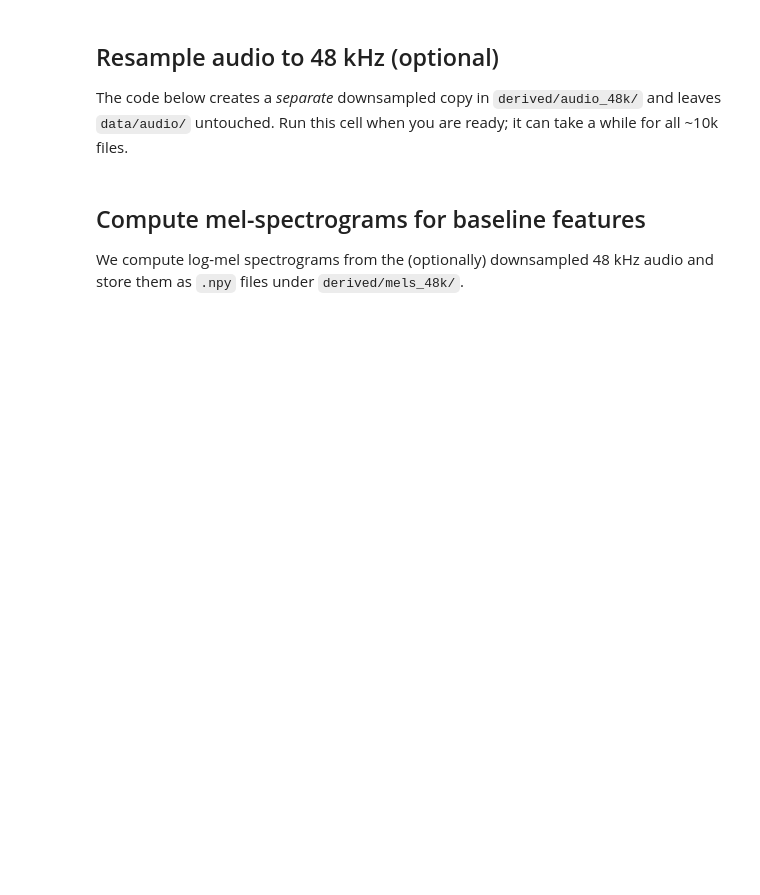
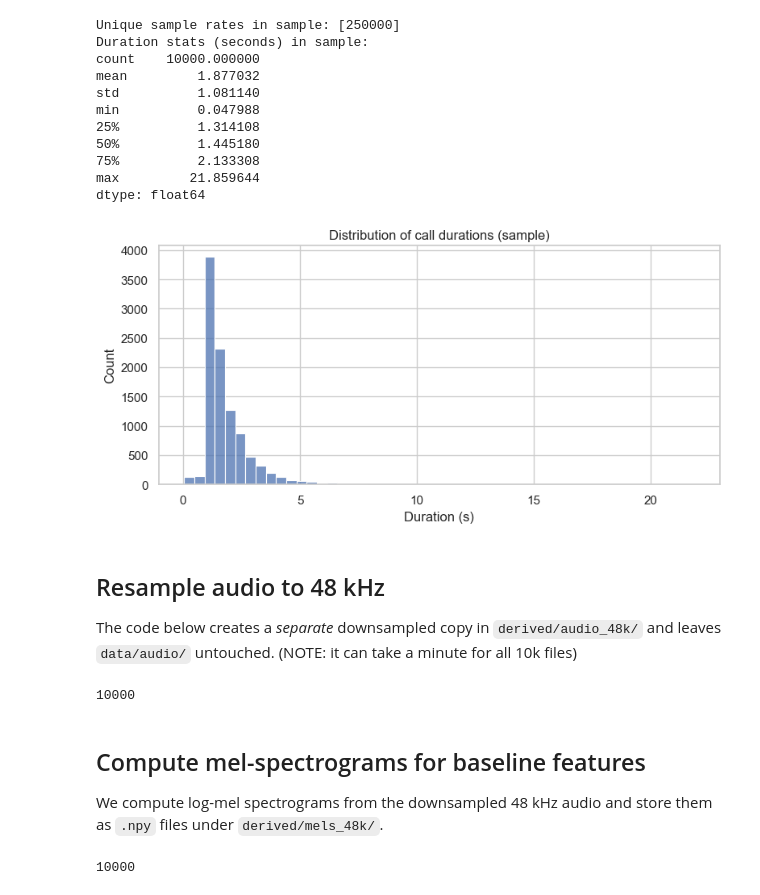
Before and after one commit to mahika-c/bat-llm, a Jupyter notebook: starter_code/04_EDA_and_Baseline_Features.ipynb, the cells around one changed output. Cells and saved outputs as stored; diff of their text form; code cells hidden in the pictures; blank space fills up the shorter version.

```diff
--- a/starter_code/04_EDA_and_Baseline_Features.ipynb
+++ b/starter_code/04_EDA_and_Baseline_Features.ipynb
@@ -18,7 +18,7 @@ import soundfile as sf
 
 sns.set_theme(context="notebook", style="whitegrid")
 
-ROOT = Path(__file__).resolve().parent  # this notebook's directory
+ROOT = Path.cwd().resolve()  # launched kernel in starter_code/
 DATA_DIR = ROOT / "data"
 DERIVED_DIR = ROOT / "derived"
 AUDIO_DIR = DATA_DIR / "audio"
@@ -28,3 +28,6 @@ DERIVED_MELS_48K = DERIVED_DIR / "mels_48k"
 DERIVED_DIR.mkdir(exist_ok=True)
 DERIVED_AUDIO_48K.mkdir(exist_ok=True, parents=True)
 DERIVED_MELS_48K.mkdir(exist_ok=True, parents=True)
+
+# should be starter_code/
+print("ROOT:", ROOT)
@@ -68,39 +89,51 @@ if 'Context' in ann.columns:
 # %%
-# Inspect audio durations (using a sample to keep it fast)
+# Inspect audio durations
 from typing import Tuple
 
 def get_duration_and_sr(path: Path) -> Tuple[float, int]:
     y, sr = librosa.load(path, sr=None)  # keep native 250 kHz
     return float(len(y)) / float(sr), int(sr)
 
-sample_n = 256  # change to None or larger to scan more files
+sample_n = None  # None for all files, or smaller/larger to scan N files
 paths = [AUDIO_DIR / fn for fn in ann_small['File Name'][:sample_n]]
 
 durations = []
 srs = []
 for p in paths:
     if not p.exists():
         continue
     d, sr = get_duration_and_sr(p)
     durations.append(d)
     srs.append(sr)
 
 print("Unique sample rates in sample:", sorted(set(srs)))
 print("Duration stats (seconds) in sample:")
 print(pd.Series(durations).describe())
 
 plt.figure(figsize=(8, 4))
 sns.histplot(durations, bins=50, kde=False)
 plt.xlabel('Duration (s)')
 plt.ylabel('Count')
 plt.title('Distribution of call durations (sample)')
 plt.tight_layout()
 plt.show()
+# %% [output]
+Unique sample rates in sample: [250000]
+Duration stats (seconds) in sample:
+count    10000.000000
+mean         1.877032
+std          1.081140
+min          0.047988
+25%          1.314108
+50%          1.445180
+75%          2.133308
+max         21.859644
+dtype: float64
+[figure, added]
 # %% [markdown]
-## Resample audio to 48 kHz (optional)
+## Resample audio to 48 kHz
 
-The code below creates a *separate* downsampled copy in `derived/audio_48k/` and leaves `data/audio/` untouched.
-Run this cell when you are ready; it can take a while for all ~10k files.
+The code below creates a *separate* downsampled copy in `derived/audio_48k/` and leaves `data/audio/` untouched. (NOTE: it can take a minute for all 10k files)
 # %%
 TARGET_SR = 48_000
 
@@ -122,10 +155,12 @@ for fn in ann_small['File Name']:
     resample_file(src, dst)
 
 len(list(DERIVED_AUDIO_48K.glob('*.wav')))
+# %% [output]
+10000
 # %% [markdown]
 ## Compute mel-spectrograms for baseline features
 
-We compute log-mel spectrograms from the (optionally) downsampled 48 kHz audio and store them as `.npy` files under `derived/mels_48k/`.
+We compute log-mel spectrograms from the downsampled 48 kHz audio and store them as `.npy` files under `derived/mels_48k/`.
 # %%
 N_MELS = 80
 HOP_LENGTH = 512
@@ -150,4 +185,6 @@ for fn in ann_small['File Name']:
     np.save(out_path, mel)
 
 len(list(DERIVED_MELS_48K.glob('*.npy')))
+# %% [output]
+10000
 # %%
```
Also changed, not shown: parts of 5 cells of this notebook, 2 other files.
